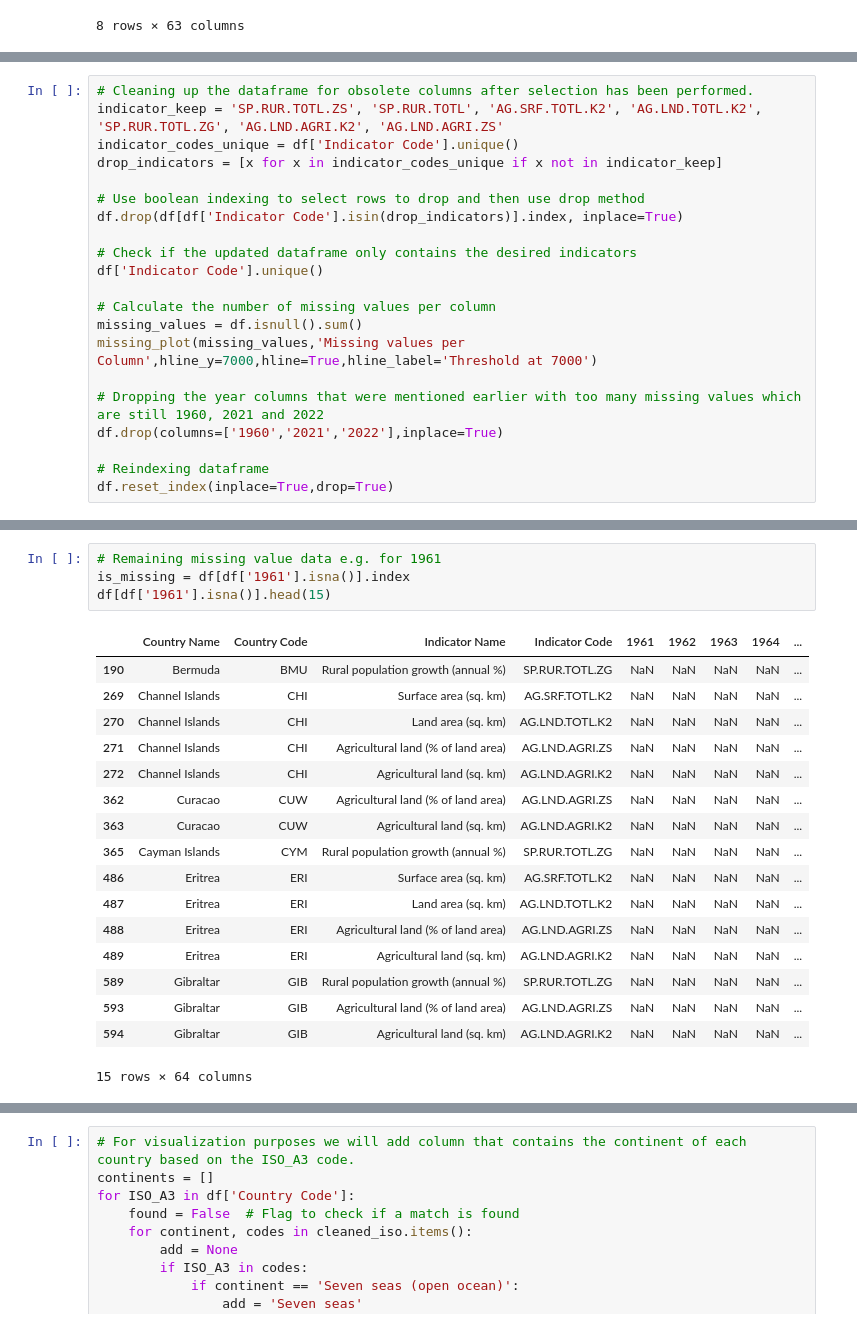
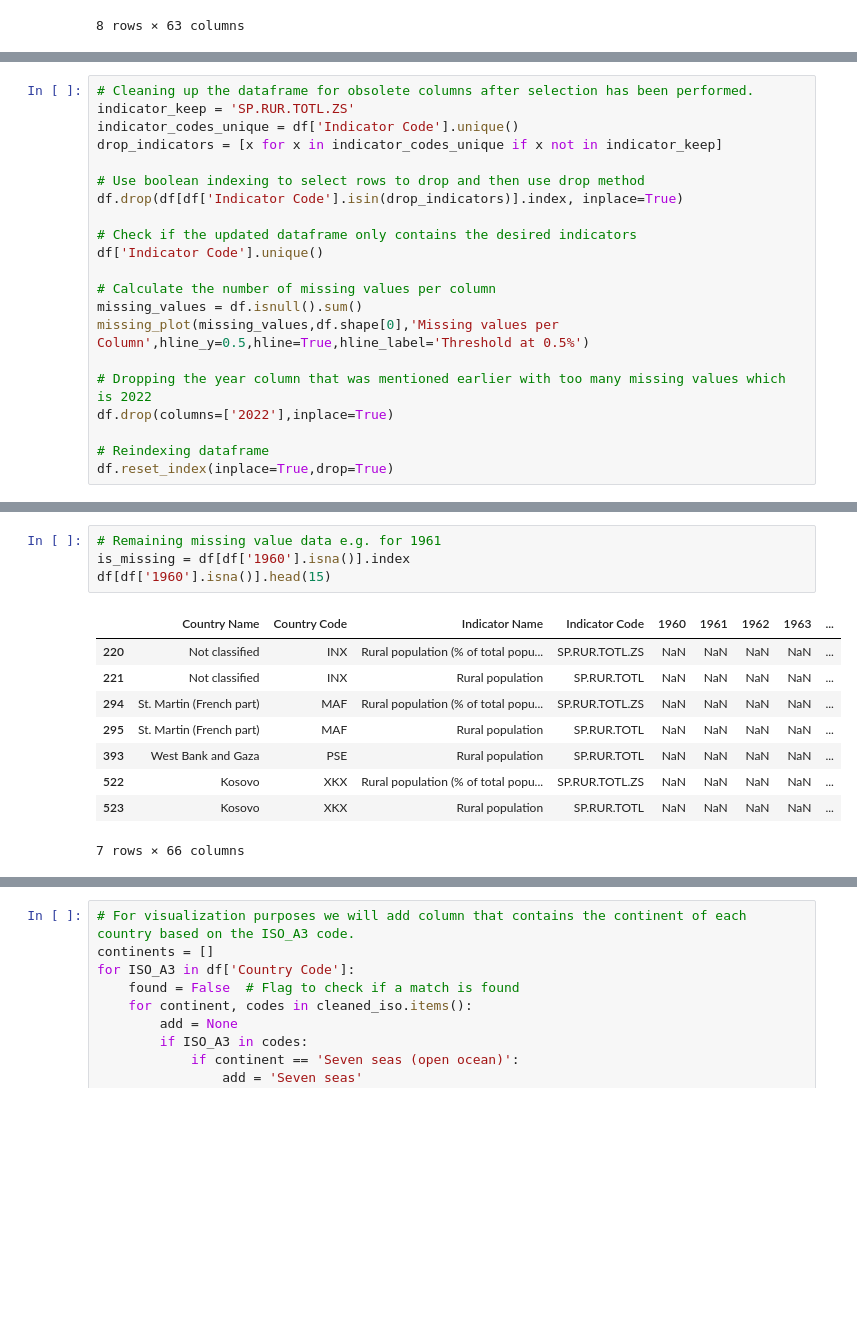
Before and after one commit to DeusNexus/iu-exploratory-data-analysis, a Jupyter notebook: eda-notebook.ipynb, the cells around one changed output, grey strips where cells are left out. Drawn from its saved outputs; the diff is of its cells as text; blank space fills up the shorter version.

```diff
--- a/eda-notebook.ipynb
+++ b/eda-notebook.ipynb
@@ -157,6 +154,6 @@ missing_plot(missing_values_per_indicator_t_sorted,'Missing values grouped by In
 # %%
 # Cleaning up the dataframe for obsolete columns after selection has been performed.
-indicator_keep = 'SP.RUR.TOTL.ZS', 'SP.RUR.TOTL', 'AG.SRF.TOTL.K2', 'AG.LND.TOTL.K2', 'SP.RUR.TOTL.ZG', 'AG.LND.AGRI.K2', 'AG.LND.AGRI.ZS'
+indicator_keep = 'SP.RUR.TOTL.ZS'
 indicator_codes_unique = df['Indicator Code'].unique()
 drop_indicators = [x for x in indicator_codes_unique if x not in indicator_keep]
 
@@ -168,10 +165,10 @@ df['Indicator Code'].unique()
 
 # Calculate the number of missing values per column
 missing_values = df.isnull().sum()
-missing_plot(missing_values,'Missing values per Column',hline_y=7000,hline=True,hline_label='Threshold at 7000')
+missing_plot(missing_values,df.shape[0],'Missing values per Column',hline_y=0.5,hline=True,hline_label='Threshold at 0.5%')
 
-# Dropping the year columns that were mentioned earlier with too many missing values which are still 1960, 2021 and 2022
-df.drop(columns=['1960','2021','2022'],inplace=True)
+# Dropping the year column that was mentioned earlier with too many missing values which is 2022
+df.drop(columns=['2022'],inplace=True)
 
 # Reindexing dataframe
 df.reset_index(inplace=True,drop=True)
@@ -205,25 +202,17 @@ Current shape of dataframe (1862, 64)
 # %%
 # Remaining missing value data e.g. for 1961
-is_missing = df[df['1961'].isna()].index
-df[df['1961'].isna()].head(15)
+is_missing = df[df['1960'].isna()].index
+df[df['1960'].isna()].head(15)
 # %% [output]
-|  | Country Name | Country Code | Indicator Name | Indicator Code | 1961 | 1962 | 1963 | 1964 | ... |
-| 190 | Bermuda | BMU | Rural population growth (annual %) | SP.RUR.TOTL.ZG | NaN | NaN | NaN | NaN | ... |
-| 269 | Channel Islands | CHI | Surface area (sq. km) | AG.SRF.TOTL.K2 | NaN | NaN | NaN | NaN | ... |
-| 270 | Channel Islands | CHI | Land area (sq. km) | AG.LND.TOTL.K2 | NaN | NaN | NaN | NaN | ... |
-| 271 | Channel Islands | CHI | Agricultural land (% of land area) | AG.LND.AGRI.ZS | NaN | NaN | NaN | NaN | ... |
-| 272 | Channel Islands | CHI | Agricultural land (sq. km) | AG.LND.AGRI.K2 | NaN | NaN | NaN | NaN | ... |
-| 362 | Curacao | CUW | Agricultural land (% of land area) | AG.LND.AGRI.ZS | NaN | NaN | NaN | NaN | ... |
-| 363 | Curacao | CUW | Agricultural land (sq. km) | AG.LND.AGRI.K2 | NaN | NaN | NaN | NaN | ... |
-| 365 | Cayman Islands | CYM | Rural population growth (annual %) | SP.RUR.TOTL.ZG | NaN | NaN | NaN | NaN | ... |
-| 486 | Eritrea | ERI | Surface area (sq. km) | AG.SRF.TOTL.K2 | NaN | NaN | NaN | NaN | ... |
-| 487 | Eritrea | ERI | Land area (sq. km) | AG.LND.TOTL.K2 | NaN | NaN | NaN | NaN | ... |
-| 488 | Eritrea | ERI | Agricultural land (% of land area) | AG.LND.AGRI.ZS | NaN | NaN | NaN | NaN | ... |
-| 489 | Eritrea | ERI | Agricultural land (sq. km) | AG.LND.AGRI.K2 | NaN | NaN | NaN | NaN | ... |
-| 589 | Gibraltar | GIB | Rural population growth (annual %) | SP.RUR.TOTL.ZG | NaN | NaN | NaN | NaN | ... |
-| 593 | Gibraltar | GIB | Agricultural land (% of land area) | AG.LND.AGRI.ZS | NaN | NaN | NaN | NaN | ... |
-| 594 | Gibraltar | GIB | Agricultural land (sq. km) | AG.LND.AGRI.K2 | NaN | NaN | NaN | NaN | ... |
+|  | Country Name | Country Code | Indicator Name | Indicator Code | 1960 | 1961 | 1962 | 1963 | ... |
+| 220 | Not classified | INX | Rural population (% of total popu... | SP.RUR.TOTL.ZS | NaN | NaN | NaN | NaN | ... |
+| 221 | Not classified | INX | Rural population | SP.RUR.TOTL | NaN | NaN | NaN | NaN | ... |
+| 294 | St. Martin (French part) | MAF | Rural population (% of total popu... | SP.RUR.TOTL.ZS | NaN | NaN | NaN | NaN | ... |
+| 295 | St. Martin (French part) | MAF | Rural population | SP.RUR.TOTL | NaN | NaN | NaN | NaN | ... |
+| 393 | West Bank and Gaza | PSE | Rural population | SP.RUR.TOTL | NaN | NaN | NaN | NaN | ... |
+| 522 | Kosovo | XKX | Rural population (% of total popu... | SP.RUR.TOTL.ZS | NaN | NaN | NaN | NaN | ... |
+| 523 | Kosovo | XKX | Rural population | SP.RUR.TOTL | NaN | NaN | NaN | NaN | ... |
-15 rows × 64 columns
+7 rows × 66 columns
 # %%
 # Replace missing values with 0, in visualization if the value is exactly 0 we can show it as missing.
 df.fillna(0,inplace=True)
```
Also changed, not shown: parts of 9 cells of this notebook.
